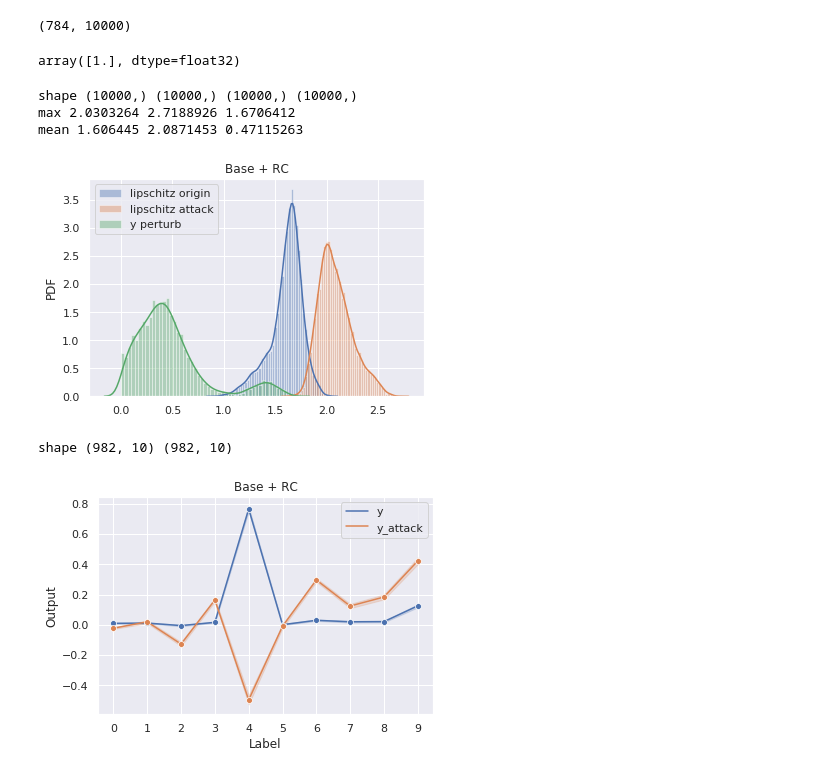
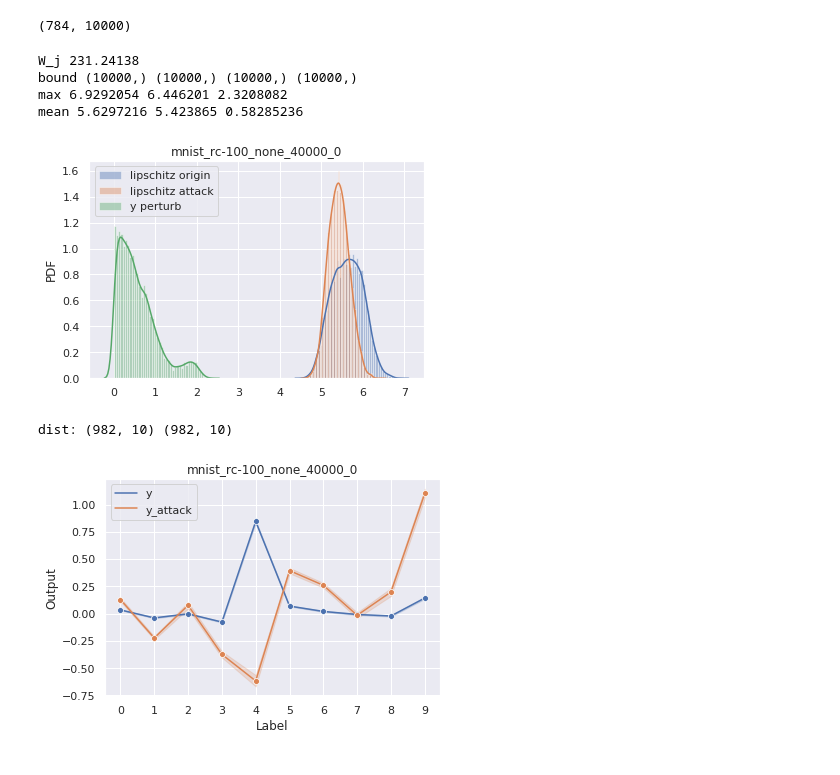
Before and after one commit to liuyuezhang/cerebellum, a Jupyter notebook: notebook/analysis.ipynb, the cells around one changed output. Saved outputs shown, nothing was run; the diff lists cells and outputs as text; code cells hidden in the pictures.

```diff
--- a/notebook/analysis.ipynb
+++ b/notebook/analysis.ipynb
@@ -153,12 +157,13 @@ array(0.99999994, dtype=float32)
 # %% [markdown]
 # Data
 # %%
-env = 'Base + RC'
+env = 'Base'
 ENV = {'Base': 'mnist_fc_none_5970_0',
        'Base + LTD': 'mnist_fc_ma_5970_0',
        'Base + RC': 'mnist_rc-4_none_200000_0',
        'Cerebellum': 'mnist_rc-4_ma_200000_0'}
 name = ENV[env]
+name = 'mnist_rc-100_none_40000_0'
 
 # check id
 api = wandb.Api()
@@ -189,5 +194,5 @@ J = model.granule.W.array
 mu = model.norm.ma if model.norm is not None else None
 W = model.purkinje.W.array
 
-J.shape, W.shape, (mu.shape if mu is not None else None)
+print("weight shape:", J.shape, W.shape, (mu.shape if mu is not None else None))
 # %% [output]
@@ -197,14 +202,14 @@ load: ../wandb/run-20200521_045313-13mshicy/model.pkl
 # %%
 attack = 'fgsm'
-name = attack + '-' + ENV[env]
+attack_name = attack + '-' + name
 eps = 0.3
-i = 4
+j = 4
 
 # check id
 api = wandb.Api()
 runs = api.runs("liuyuezhang/cerebellum")
 for run in runs:
-    if run.name == name:
+    if run.name == attack_name:
         run_id = run.id
         config = Bunch(run.config)
         print(run.name, run.id)
@@ -225,5 +230,7 @@ Y_adv = data['adv_output'].squeeze()
 grad_info = data['grad_info'].squeeze()
 label = data['label'].squeeze()
 
-X.shape, Y.shape, X_adv.shape, Y_adv.shape, grad_info.shape, label.shape
+print("data:", X.shape, Y.shape, X_adv.shape, Y_adv.shape, grad_info.shape, label.shape)
+print('acc:', np.sum(Y.argmax(axis=-1) == Y_adv.argmax(axis=-1)))
+print('eps:', np.max(np.abs(X - X_adv)))
 # %% [output]
@@ -238,0 +244,9 @@ eps: 0.30000004
+# %%
+grad = grad_info[:, :, 0]
+
+df = pd.DataFrame()
+for i in range(40):
+    temp = pd.DataFrame()
+    temp['norm'] = grad[:, i]
+    temp['step'] = i + 1
+    df = df.append(temp)
@@ -301,61 +326,59 @@ print(grad_adv.shape)
 # %% [output]
 (784, 10000)
 (784, 10000)
-# %%
-cos_similarity(grad[:, 0], grad1[:, 0])
-# %% [output]
-array([1.], dtype=float32)
 # %%
 bound1 = to_cpu(cp.sum(cp.abs(grad), 0) * eps)
 bound2 = to_cpu(cp.sum(cp.abs(grad_adv), 0) * eps)
-y = Y[:, i]
-y_adv = Y_adv[:, i]
+y = Y[:, j]
+y_adv = Y_adv[:, j]
 delta_y = np.abs(y - y_adv)
 
-print('shape', bound1.shape, bound2.shape, y.shape, y_adv.shape)
+print('W_j', np.linalg.norm(W[j], 1))
+print('bound', bound1.shape, bound2.shape, y.shape, y_adv.shape)
 print('max', bound1.max(), bound2.max(), delta_y.max())
 print('mean', bound1.mean(), bound2.mean(), delta_y.mean())
 # %% [output]
-shape (10000,) (10000,) (10000,) (10000,)
-max 2.0303264 2.7188926 1.6706412
-mean 1.606445 2.0871453 0.47115263
+W_j 231.24138
+bound (10000,) (10000,) (10000,) (10000,)
+max 6.9292054 6.446201 2.3208082
+mean 5.6297216 5.423865 0.58285236
 # %%
 ax = sns.distplot(bound1, label='lipschitz origin')
 sns.distplot(bound2, label='lipschitz attack')
 sns.distplot(delta_y, label='y perturb')
-ax.set(title=env, ylabel='PDF')
+ax.set(title=name, ylabel='PDF')
 plt.legend()
-plt.savefig('/home/liuyuezhangadam/Desktop/cerebellum/fig/lipschitz_' + env.replace(' ', '') + '.png', dpi=300)
+plt.savefig('/home/liuyuezhangadam/Desktop/cerebellum/fig/lip_' + name + '.png', dpi=300)
 # %% [output]
-[figure, old version]
+[figure, new version]
 # %%
-i = 4
+j = 4
 
-idx = (label == i)
+idx = (label == j)
 dist = Y[idx]
 dist_adv = Y_adv[idx]
 
-print('shape', dist.shape, dist_adv.shape)
+print('dist:', dist.shape, dist_adv.shape)
 
 df = pd.DataFrame()
-for j in range(10):
+for i in range(10):
     temp = pd.DataFrame()
-    temp['output'] = dist[:, j]
+    temp['output'] = dist[:, i]
     temp[''] = 'y'
-    temp['label'] = j
+    temp['label'] = i
     df = df.append(temp)
-for j in range(10):
+for i in range(10):
     temp = pd.DataFrame()
-    temp['output'] = dist_adv[:, j]
+    temp['output'] = dist_adv[:, i]
     temp[''] = 'y_attack'
-    temp['label'] = j
+    temp['label'] = i
     df = df.append(temp)
 # %% [output]
-shape (982, 10) (982, 10)
+dist: (982, 10) (982, 10)
 # %%
 ax = sns.lineplot(x='label', y='output', hue='', marker='o', ci=95, n_boot=1000, data=df)
-ax.set(title=env, xlabel='Label', ylabel='Output')
+ax.set(title=name, xlabel='Label', ylabel='Output')
 plt.xticks(range(10))
-plt.savefig('/home/liuyuezhangadam/Desktop/cerebellum/fig/output_' + env.replace(' ', '') + '.png', dpi=300)
+plt.savefig('/home/liuyuezhangadam/Desktop/cerebellum/fig/out_' + name + '.png', dpi=300)
 # %% [output]
-[figure, old version]
+[figure, new version]
```
Also changed, not shown: parts of 19 cells of this notebook, 3 other files.
